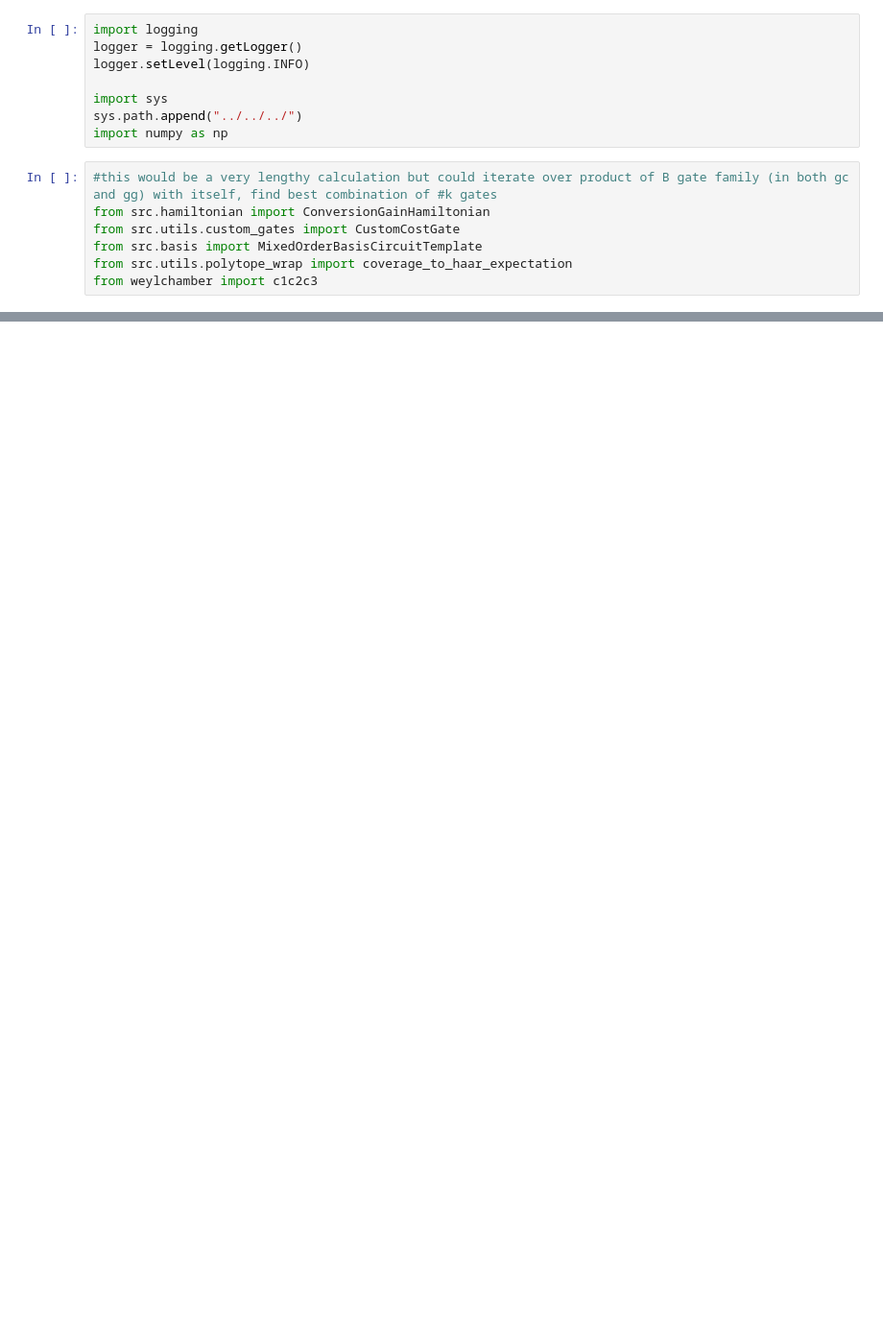
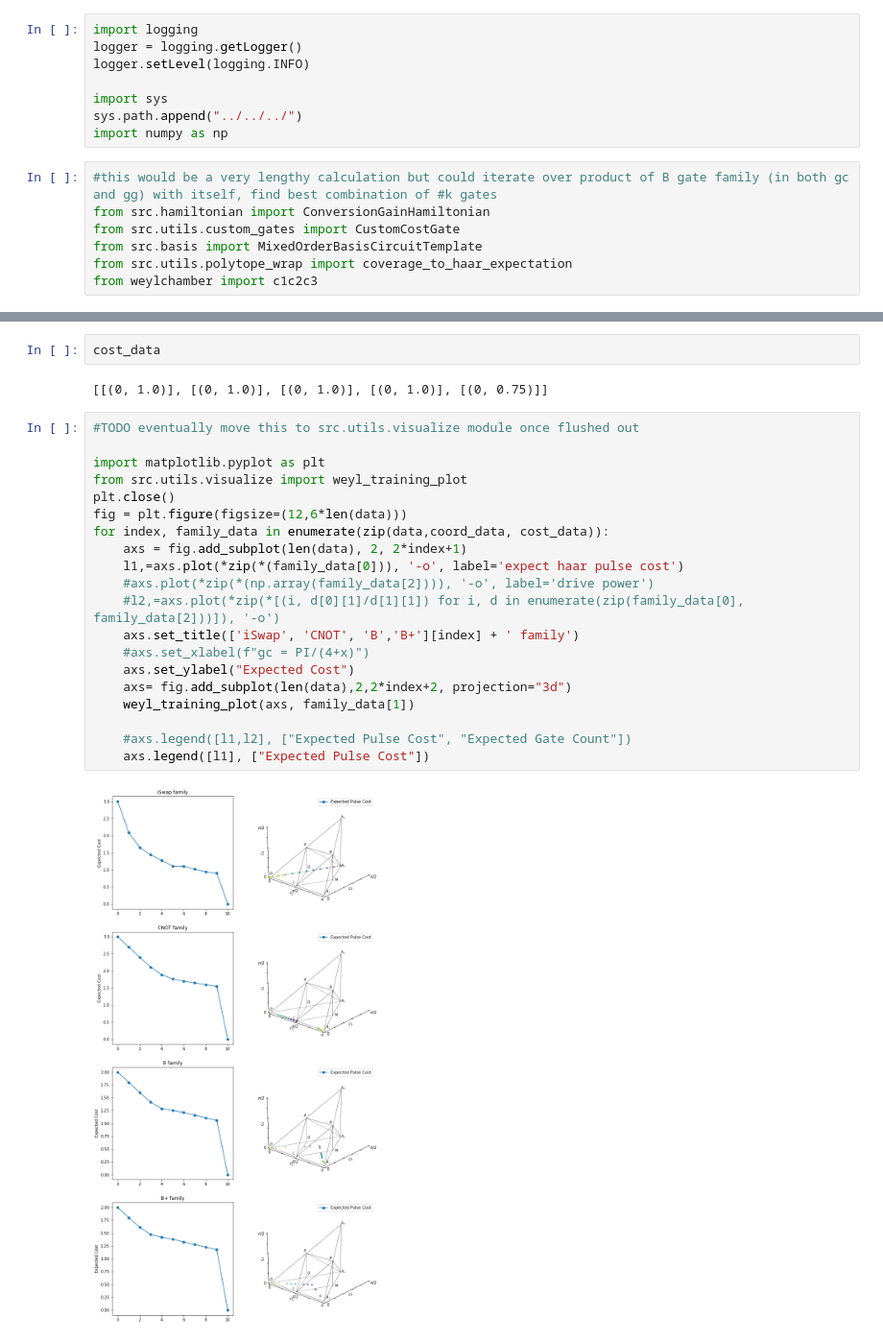
Before and after one commit to Pitt-JonesLab/slam_decomposition, a Jupyter notebook: src/scripts/gate_exploration/fractional_asymptote.ipynb, the cells around one changed output, grey strips where cells are left out. Shown at 96% size. Cells and saved outputs as stored; diff of their text form; blank space fills up the shorter version.

```diff
--- a/src/scripts/gate_exploration/fractional_asymptote.ipynb
+++ b/src/scripts/gate_exploration/fractional_asymptote.ipynb
@@ -15,0 +94,26 @@ from weylchamber import c1c2c3
+# %%
+cost_data
+# %% [output]
+[[(0, 1.0)], [(0, 1.0)], [(0, 1.0)], [(0, 1.0)], [(0, 0.75)]]
+# %%
+#TODO eventually move this to src.utils.visualize module once flushed out
+
+import matplotlib.pyplot as plt
+from src.utils.visualize import weyl_training_plot
+plt.close()
+fig = plt.figure(figsize=(12,6*len(data)))
+for index, family_data in enumerate(zip(data,coord_data, cost_data)):
+    axs = fig.add_subplot(len(data), 2, 2*index+1)
+    l1,=axs.plot(*zip(*(family_data[0])), '-o', label='expect haar pulse cost')
+    #axs.plot(*zip(*(np.array(family_data[2]))), '-o', label='drive power')
+    #l2,=axs.plot(*zip(*[(i, d[0][1]/d[1][1]) for i, d in enumerate(zip(family_data[0], family_data[2]))]), '-o')
+    axs.set_title(['iSwap', 'CNOT', 'B','B+'][index] + ' family')
+    #axs.set_xlabel(f"gc = PI/(4+x)")
+    axs.set_ylabel("Expected Cost")
+    axs= fig.add_subplot(len(data),2,2*index+2, projection="3d")
+    weyl_training_plot(axs, family_data[1])
+
+    #axs.legend([l1,l2], ["Expected Pulse Cost", "Expected Gate Count"])
+    axs.legend([l1], ["Expected Pulse Cost"])
+# %% [output]
+[figure, added]
```
Also changed, not shown: parts of 9 cells of this notebook, 16 other files.
